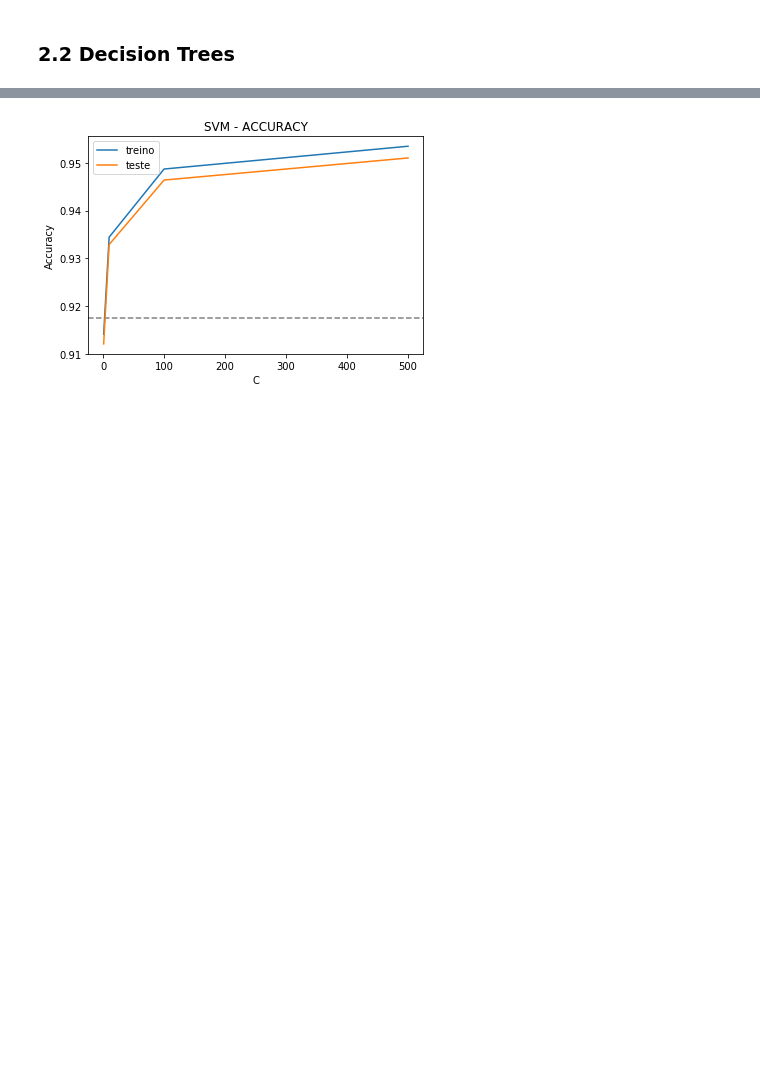
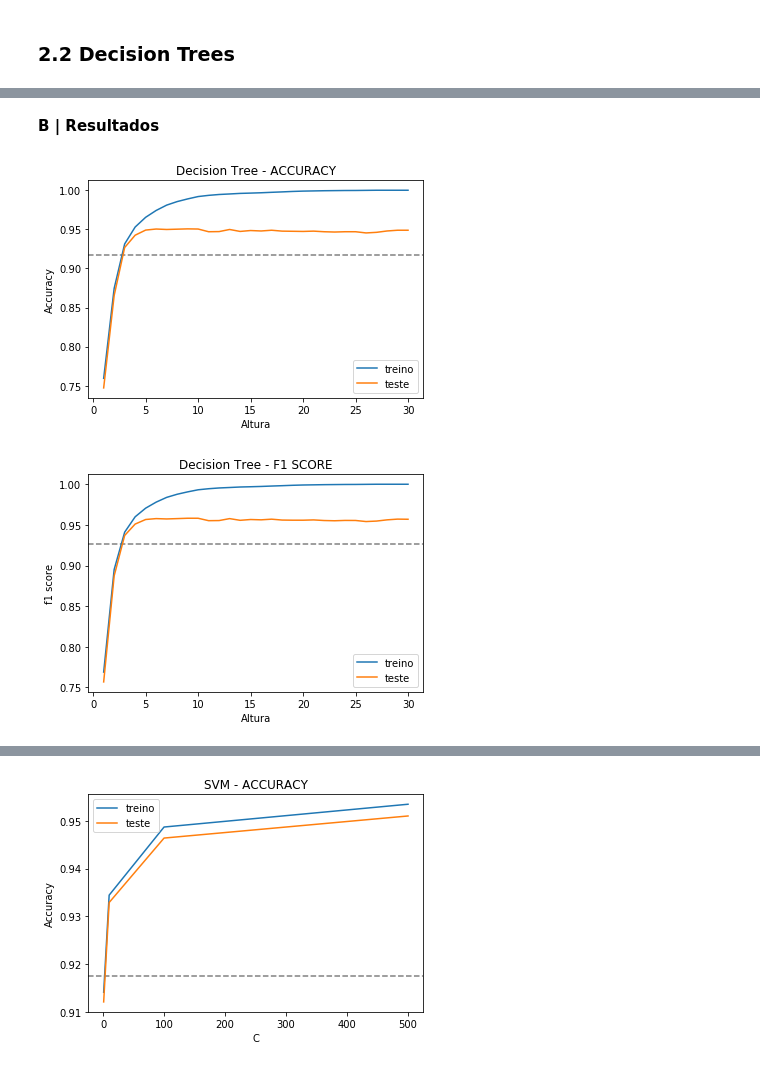
Before and after one commit to vesper-college-assignments/machine-learning, a Jupyter notebook: tp1/tp1_valeria_souza.ipynb, the cells around one changed output, grey strips where cells are left out. Saved outputs shown, nothing was run; the diff lists cells and outputs as text; code cells hidden in the pictures; blank space fills up the shorter version.

```diff
--- a/tp1/tp1_valeria_souza.ipynb
+++ b/tp1/tp1_valeria_souza.ipynb
@@ -124,4 +133,5 @@ X.describe()
 # %%
 label_encoder = LabelEncoder()
-label_encoder.fit(['CONFIRMED', 'FALSE POSITIVE'])
+label_encoder.fit(['FALSE POSITIVE', 'CONFIRMED'])
 y = label_encoder.transform(y)
+print(y[0:5])
@@ -573,0 +523,7 @@ for C in tqdm(espaco_de_busca_svm):
+# %% [markdown]
+**B | Resultados**
+# %%
+plot_results(espaco_de_busca_dt, metrics_dt, baseline, name='Decision Tree', parameter='Altura')
+# %% [output]
+[figure, added]
+[figure, added]
```
Also changed, not shown: parts of 90 cells of this notebook.
